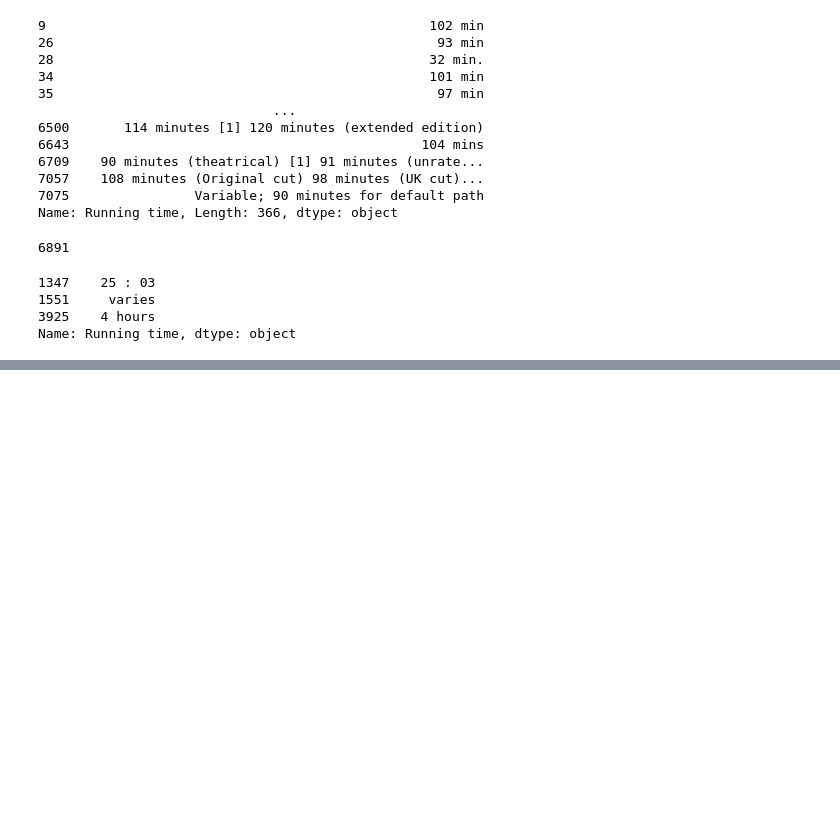
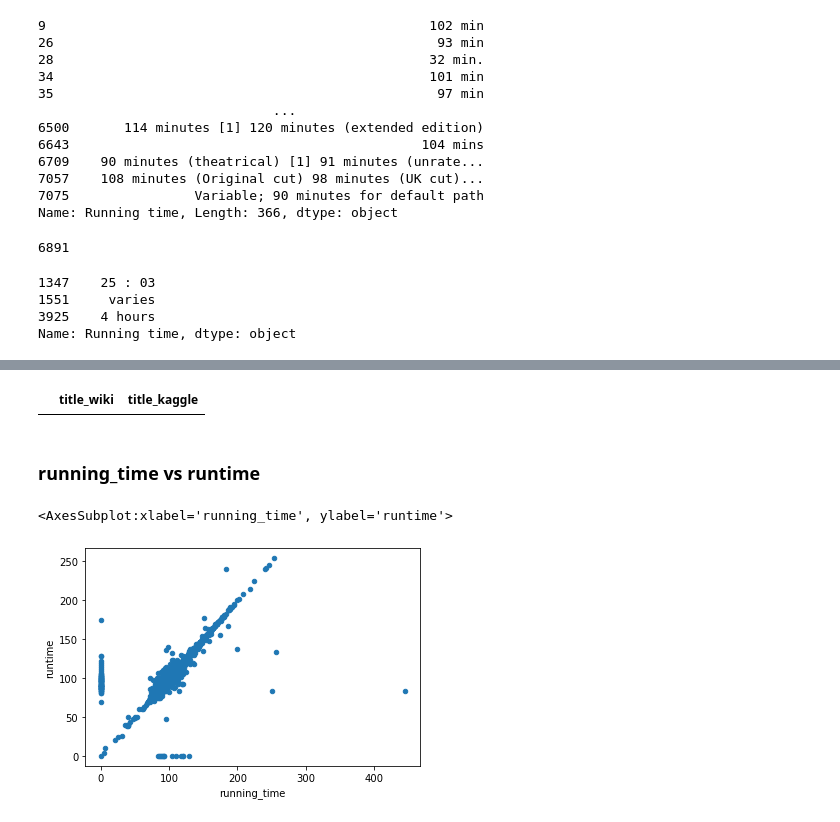
Before and after one commit to DALeske/Movies-ETL, a Jupyter notebook: Module_8.ipynb, the cells around one changed output, grey strips where cells are left out. Saved outputs shown, nothing was run; the diff lists cells and outputs as text; code cells hidden in the pictures; blank space fills up the shorter version.

```diff
--- a/Module_8.ipynb
+++ b/Module_8.ipynb
@@ -819,0 +822,2 @@ Name: rating, dtype: float64
+# %%
+movies_df = pd.merge(wiki_movies_df, kaggle_metadata, on='imdb_id', suffixes=['_wiki','_kaggle'])
@@ -819,0 +889,15 @@ Name: rating, dtype: float64
+# %%
+# show rows where Kagle is empty
+movies_df[(movies_df['title_kaggle'] == '') | (movies_df['title_kaggle'].isnull())]
+# movies_df[(movies_df['title_kaggle'] == '') | (movies_df['title_kaggle'].isnull())][['title_wiki','title_kaggle']]
+# no titles
+# %% [output]
+|  | title_wiki | title_kaggle |
+# %% [markdown]
+### running_time vs runtime
+# %%
+# Check with a scatter pplot - filling in missing values with 0
+movies_df.fillna(0).plot(x='running_time', y='runtime', kind='scatter')
+# %% [output]
+<AxesSubplot:xlabel='running_time', ylabel='runtime'>
+[figure, added]
```
Also changed, not shown: parts of 71 cells of this notebook.
